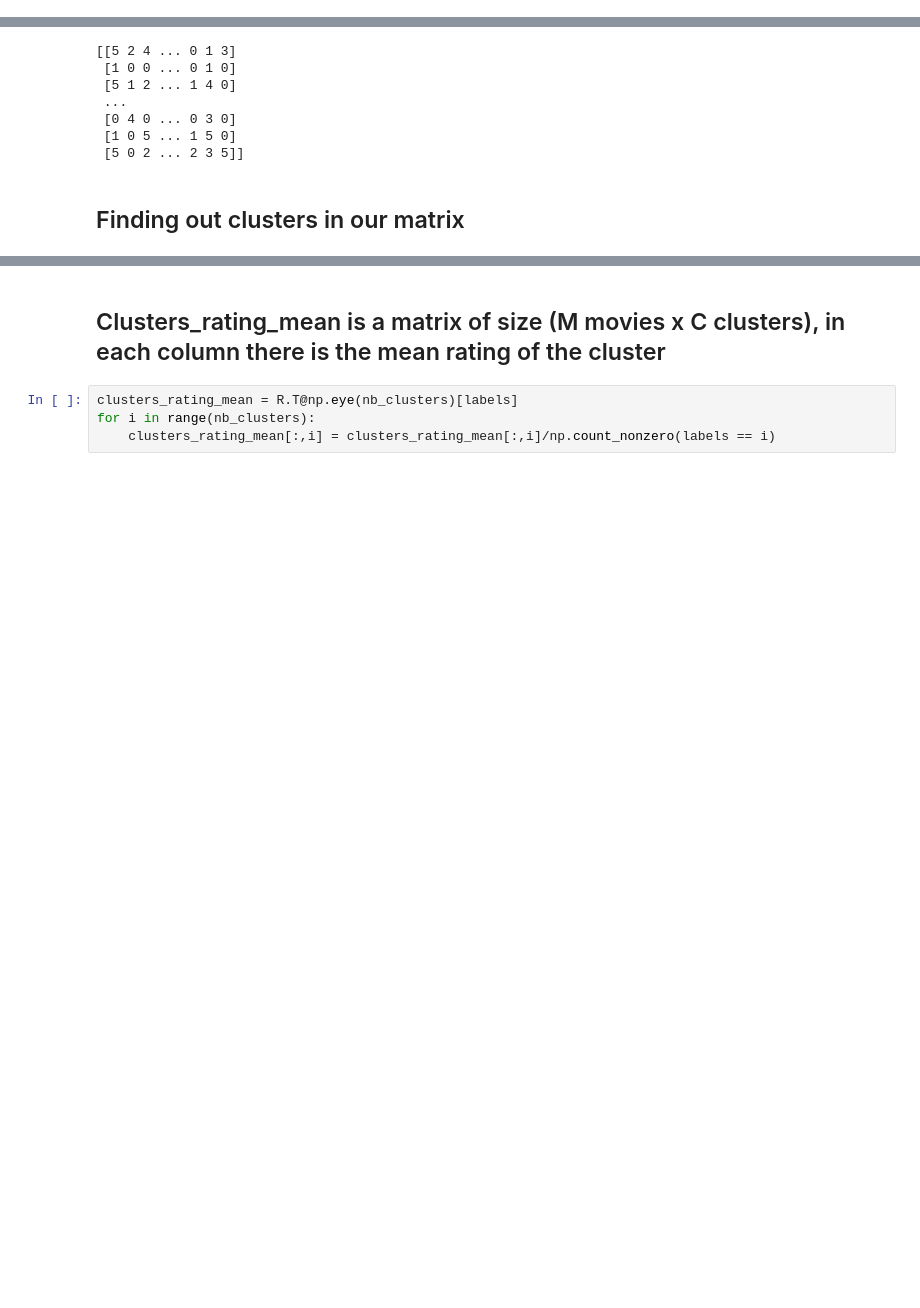
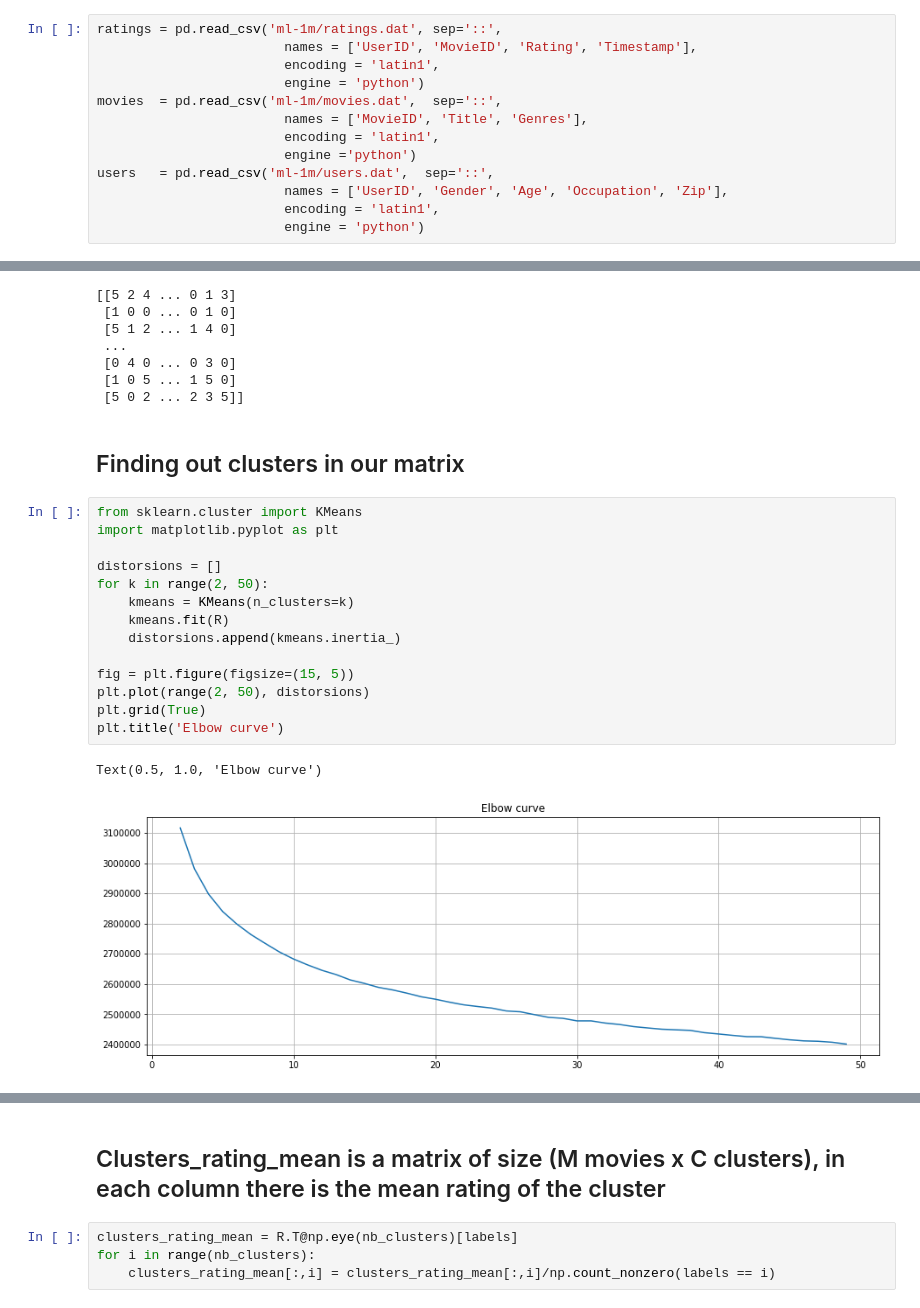
Before and after one commit to hassan-el-mansouri-khoudari/linear-bandits-movie-recommender, a Jupyter notebook: Clustering using users.ipynb, the cells around one changed output, grey strips where cells are left out. Saved outputs shown, nothing was run; the diff lists cells and outputs as text; blank space fills up the shorter version.

```diff
--- a/Clustering using users.ipynb
+++ b/Clustering using users.ipynb
@@ -4,0 +8,13 @@ from bandits_utils import *
+# %%
+ratings = pd.read_csv('ml-1m/ratings.dat', sep='::',
+                        names = ['UserID', 'MovieID', 'Rating', 'Timestamp'],
+                        encoding = 'latin1',
+                        engine = 'python')
+movies  = pd.read_csv('ml-1m/movies.dat',  sep='::',
+                        names = ['MovieID', 'Title', 'Genres'],
+                        encoding = 'latin1',
+                        engine ='python')
+users   = pd.read_csv('ml-1m/users.dat',  sep='::',
+                        names = ['UserID', 'Gender', 'Age', 'Occupation', 'Zip'],
+                        encoding = 'latin1',
+                        engine = 'python')
@@ -71,6 +137,23 @@ print(R)
  [5 0 2 ... 2 3 5]]
 # %% [markdown]
 ## Finding out clusters in our matrix
+# %%
+from sklearn.cluster import KMeans
+import matplotlib.pyplot as plt
+
+distorsions = []
+for k in range(2, 50):
+    kmeans = KMeans(n_clusters=k)
+    kmeans.fit(R)
+    distorsions.append(kmeans.inertia_)
+
+fig = plt.figure(figsize=(15, 5))
+plt.plot(range(2, 50), distorsions)
+plt.grid(True)
+plt.title('Elbow curve')
+# %% [output]
+Text(0.5, 1.0, 'Elbow curve')
+[figure, added]
 # %%
 from sklearn.cluster import KMeans
 import matplotlib.pyplot as plt
```
Also changed, not shown: parts of 21 cells of this notebook, 4 other files.
